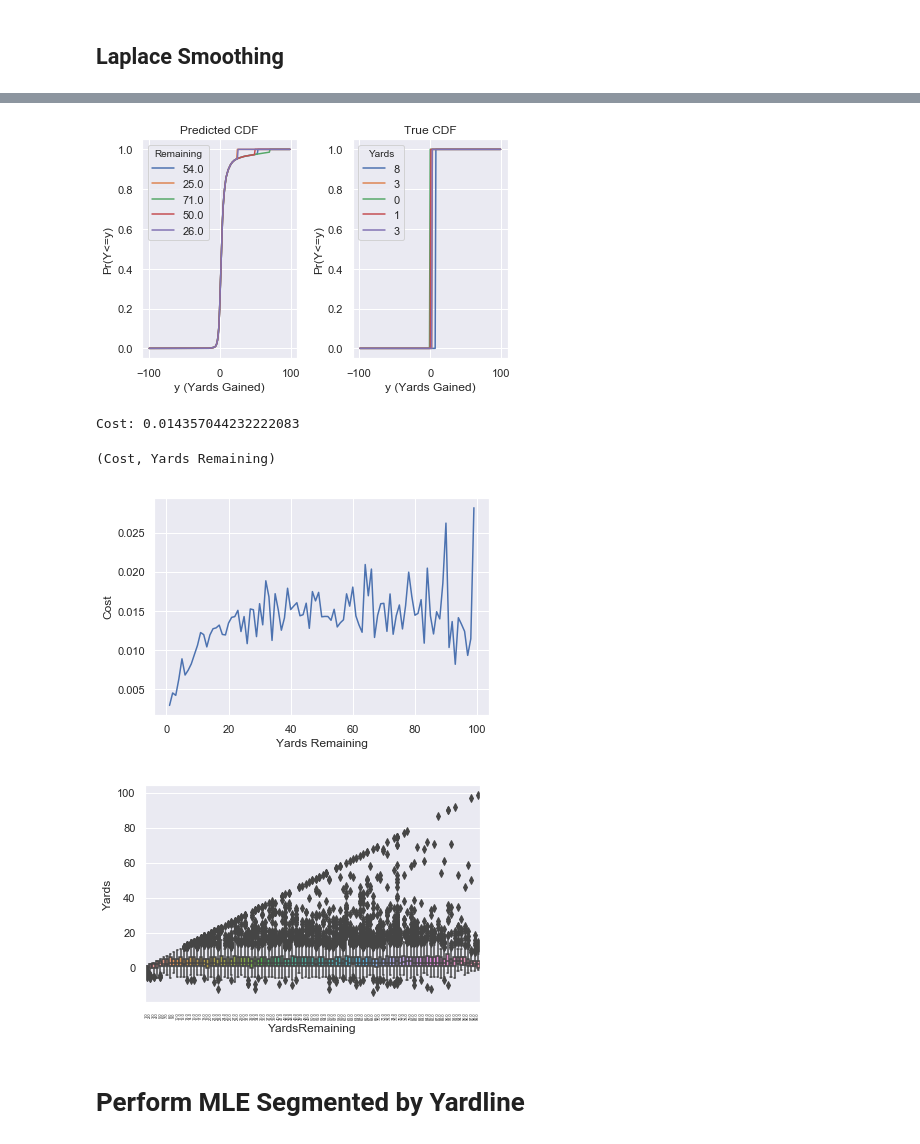
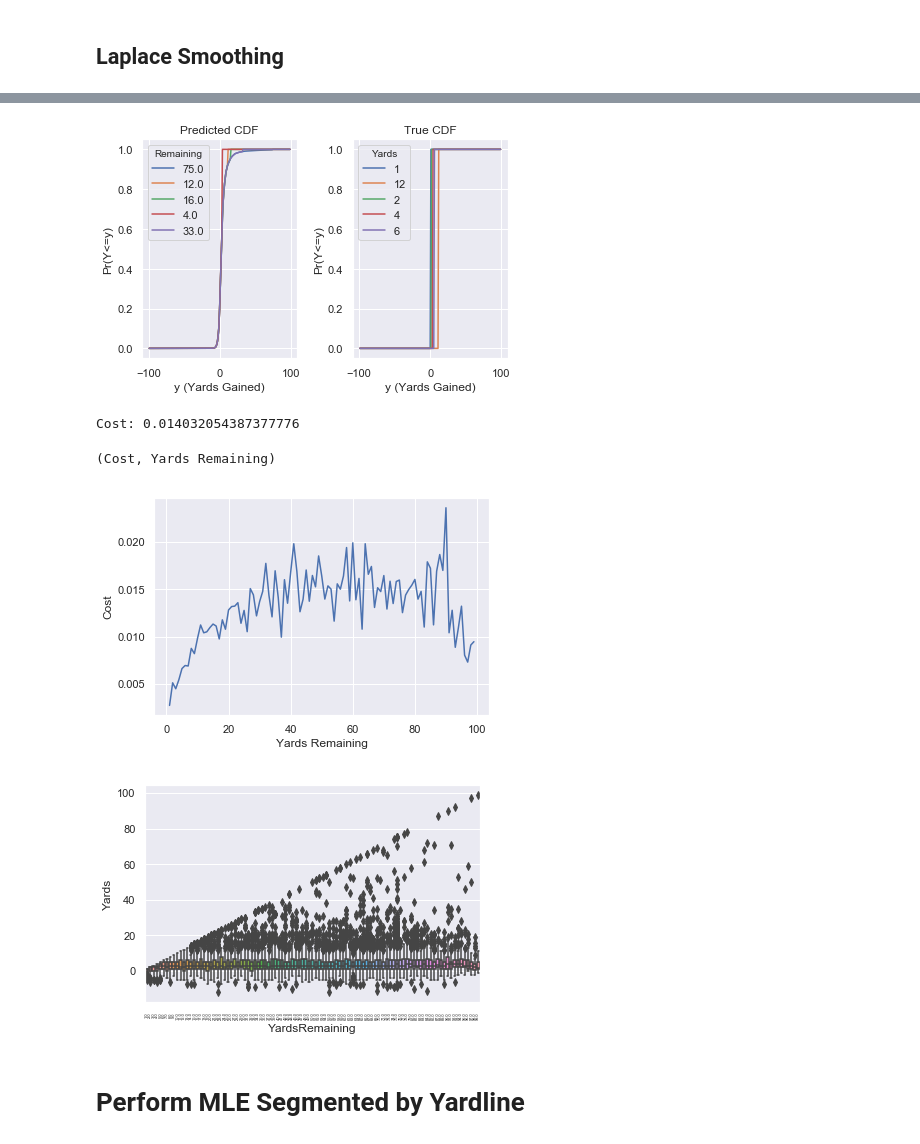
Before and after one commit to traviemcg/cs229nflbigdata, a Jupyter notebook: mle.ipynb, the cells around one changed output, grey strips where cells are left out. Drawn from its saved outputs; the diff is of its cells as text; code cells hidden in the pictures.

```diff
--- a/mle.ipynb
+++ b/mle.ipynb
@@ -359,7 +186,7 @@ sorted(((v,k) for k,v in cost.items()), reverse=True)
 # %%
 # dict to store [cumulative loss, # loss terms] for each number of defenders in box
-all_loss = {dib:[0, 0] for dib in df.Position.unique()}
-for index, row in dev.iterrows():
+all_loss = {dib:[0, 0] for dib in train.Position.unique()}
+for index, row in dev_processed.iterrows():
     pred_cdf = squash(yard_cdf, int(row['YardsRemaining']))
     true_cdf = np.zeros(199)
     true_cdf[99+row['Yards']:] = 1
@@ -393,7 +220,7 @@ def squash_lower(cdf, squash_yard):
     return squash_cdf
 # %%
 all_loss = []
-for index, row in dev.iterrows():
+for index, row in dev_processed.iterrows():
     if int(row['Carries']) > 10:
         pred_cdf = squash_upper(yard_cdf, int(row['RusherMaxYards']))
         pred_cdf = squash_lower(pred_cdf, int(row['RusherMinYards']))
@@ -434,7 +261,7 @@ plt.tight_layout()
 # %%
 fig, axes = plt.subplots(1, 2)
 
-for index, row in dev.head().iterrows():
+for index, row in dev_processed.head().iterrows():
     pred_cdf = squash(yard_cdf_laplace, int(row['YardsRemaining']))
     axes[0].plot(np.arange(-99,100), pred_cdf, label=row['YardsRemaining'])
     true_cdf = np.zeros(199)
@@ -448,10 +275,10 @@ axes[1].set(xlabel='y (Yards Gained)', ylabel='Pr(Y<=y)', title='True CDF')
 axes[1].legend(title='Yards')
 plt.tight_layout()
 # %% [output]
-[figure, old version]
+[figure, new version]
 # %%
 all_loss = []
-for index, row in dev.iterrows():
+for index, row in dev_processed.iterrows():
     pred_cdf = squash(yard_cdf_laplace, int(row['YardsRemaining']))
     true_cdf = np.zeros(199)
     true_cdf[99+row['Yards']:] = 1
@@ -460,37 +287,37 @@ for index, row in dev.iterrows():
 cost = np.average(all_loss)
 print("Cost: {}".format(cost))
 # %% [output]
-Cost: 0.014357044232222083
+Cost: 0.014032054387377776
 # %%
 # dict to store [cumulative loss, # loss terms] for each yard_remaining
 all_loss = {yard_remaining:[0, 0] for yard_remaining in range(1, 100)}
-for index, row in dev.iterrows():
+for index, row in dev_processed.iterrows():
     pred_cdf = squash(yard_cdf_laplace, int(row['YardsRemaining']))
     true_cdf = np.zeros(199)
     true_cdf[99+row['Yards']:] = 1
     loss = 1/199 * np.sum((pred_cdf-true_cdf)**2)
     all_loss[int(row['YardsRemaining'])][0] += loss
     all_loss[int(row['YardsRemaining'])][1] += 1
 cost = {k:v[0]/v[1] for k, v in all_loss.items()}
 print("(Cost, Yards Remaining)")
 sorted(((v,k) for k,v in cost.items()), reverse=True)
 
 # Make plot, easier to interpret
 sorted_yard_cost = sorted(((k,v) for k,v in cost.items()))
 sorted_cost = []
 for yards_remaining, avg_loss in sorted_yard_cost:
     sorted_cost.append(avg_loss)
 plt.plot(np.arange(1,100), sorted_cost)
 plt.xlabel('Yards Remaining')
 plt.ylabel('Cost')
 plt.figure()
 
-ax = sns.boxplot(x="YardsRemaining", y="Yards", data=df)
+ax = sns.boxplot(x="YardsRemaining", y="Yards", data=train)
 ax.set_xticklabels(ax.get_xticklabels(), rotation=90, fontsize=4);
 # %% [output]
 (Cost, Yards Remaining)
-[figure, old version]
+[figure, new version]
-[figure, old version]
+[figure, new version]
 # %% [markdown]
 # Perform MLE Segmented by Yardline
 # %% [markdown]
```
Also changed, not shown: parts of 31 cells of this notebook.
